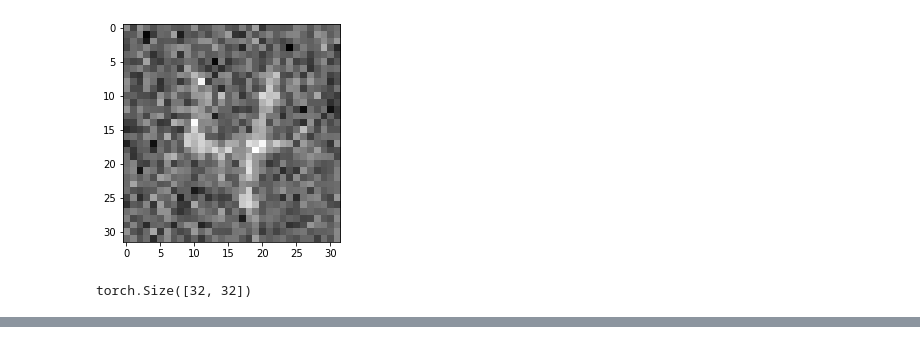
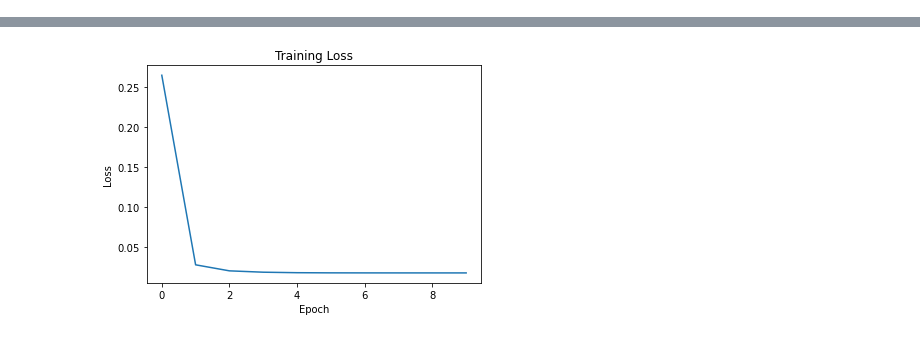
Before and after one commit to vanboven073/5LSL0, a Jupyter notebook: Week_1_LISTA.ipynb, the cells around one changed output, grey strips where cells are left out. Saved outputs shown, nothing was run; the diff lists cells and outputs as text; code cells hidden in the pictures.

```diff
--- a/Week_1_LISTA.ipynb
+++ b/Week_1_LISTA.ipynb
@@ -230,0 +38,17 @@ num_epochs = 10
+# %%
+class LISTA(nn.Module):
+    def __init__(self):
+        super(LISTA, self).__init__()
+        self.conv1 = nn.Conv2d(in_channels=1, out_channels=1, kernel_size=3, stride=1, padding=1)
+        self.conv2 = nn.Conv2d(in_channels=1, out_channels=1, kernel_size=3, stride=1, padding=1)
+        self.thresholds = nn.Parameter(torch.ones(3))  # Layer-dependent thresholds
+        self.lambdas = nn.Parameter(torch.ones(3))  # Layer-dependent shrinkage parameters
+
+    def forward(self, input, num_unfolds):
+        out = input
+        for _ in range(num_unfolds):
+            out = shrinkage(out, self.thresholds[_])
+            out = self.conv1(out)
+            out = shrinkage(out, self.thresholds[_])
+            out = self.conv2(out)
+        return out
@@ -256,9 +69,0 @@ Epoch [10/10], Loss: 0.07265248894691467
-# %%
-array = noisy_image[2,:,:].squeeze()
-plt.imshow(array, cmap='gray')
-plt.show()
-array.shape
-#check
-# %% [output]
-[figure, removed]
-torch.Size([32, 32])
@@ -264,0 +74,23 @@ torch.Size([32, 32])
+# %%
+# Training loop
+losses = []
+for epoch in range(num_epochs):
+    running_loss = 0.0
+    for (_, (x_clean, x_noisy, labels)) in enumerate(train_loader):  # Modify here
+        optimizer.zero_grad()
+        outputs = model(x_noisy,num_unfolds)  # Assuming x_noisy is the input to the model
+        loss = loss_function(outputs, x_clean)  # Assuming x_clean is the target
+        loss.backward()
+        optimizer.step()
+        running_loss += loss.item()
+    epoch_loss = running_loss / len(train_loader)
+    losses.append(epoch_loss)
+    print(f"Epoch [{epoch+1}/{num_epochs}], Loss: {epoch_loss}")
+
+# Plot the loss
+plt.plot(losses)
+plt.xlabel('Epoch')
+plt.ylabel('Loss')
+plt.title('Training Loss')
+plt.show()
+# %% [output]
@@ -264,0 +107 @@ torch.Size([32, 32])
+[figure, added]
```
Also changed, not shown: parts of 14 cells of this notebook.
